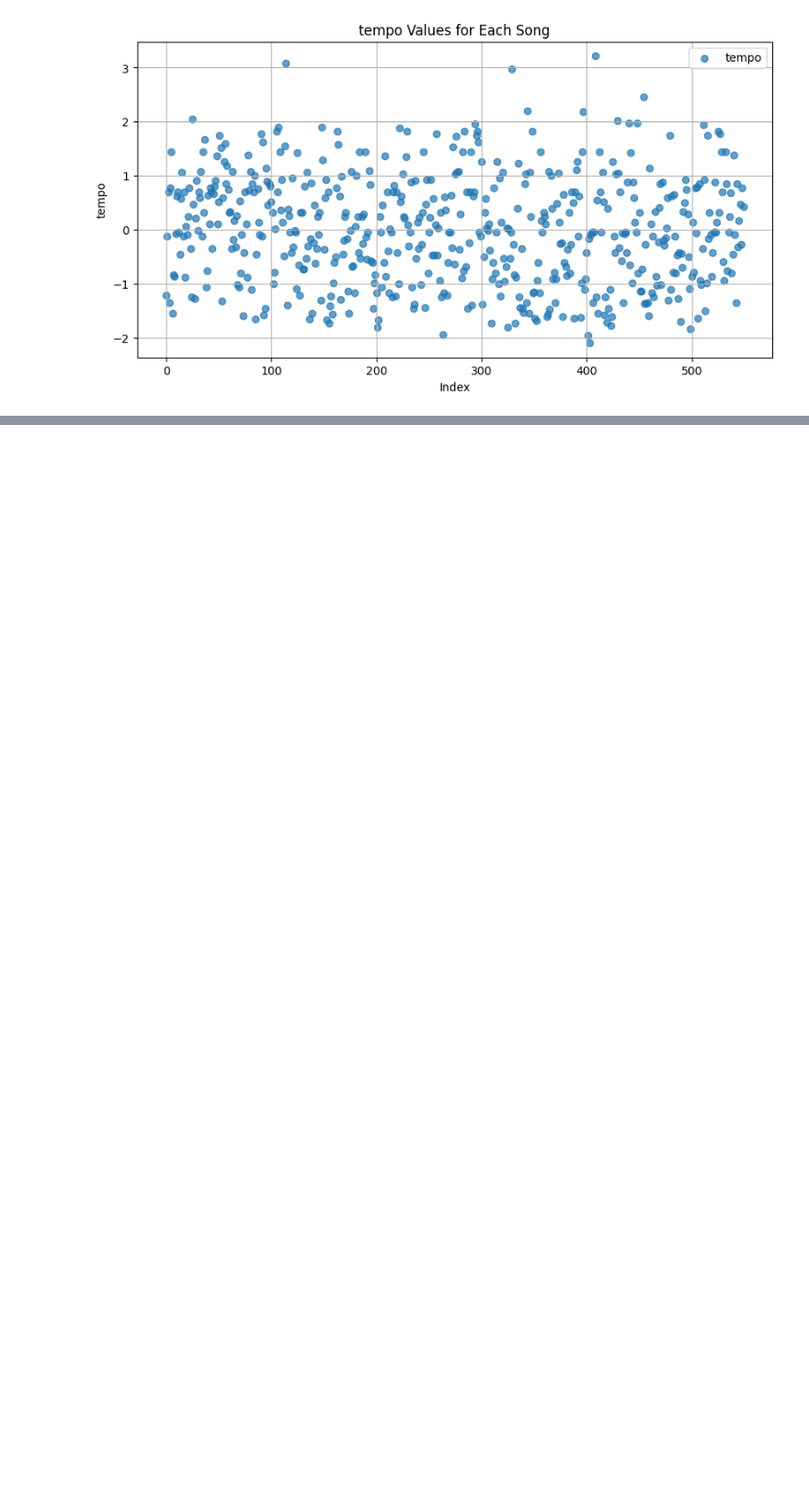
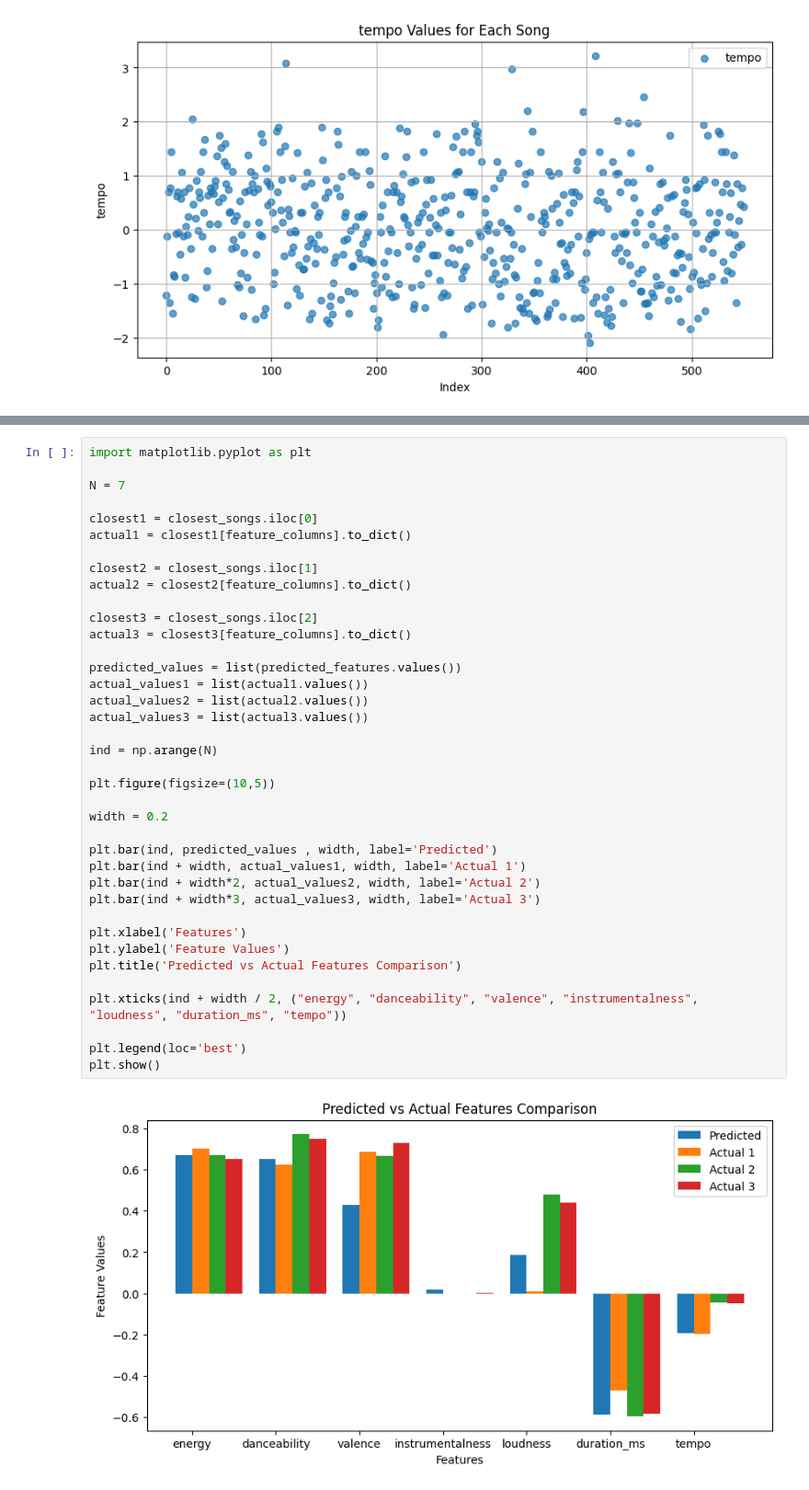
Before and after one commit to rohansaha784/spotify, a Jupyter notebook: main.ipynb, the cells around one changed output, grey strips where cells are left out. Shown at 92% size. Cells and saved outputs as stored; diff of their text form; blank space fills up the shorter version.

Commit message:
added nlp model and comparison graphs

```diff
--- a/main.ipynb
+++ b/main.ipynb
@@ -131,0 +236,40 @@ for column in columns_to_plot:
+# %%
+import matplotlib.pyplot as plt
+
+N = 7
+
+closest1 = closest_songs.iloc[0]
+actual1 = closest1[feature_columns].to_dict()
+
+closest2 = closest_songs.iloc[1]
+actual2 = closest2[feature_columns].to_dict()
+
+closest3 = closest_songs.iloc[2]
+actual3 = closest3[feature_columns].to_dict()
+
+predicted_values = list(predicted_features.values())
+actual_values1 = list(actual1.values())
+actual_values2 = list(actual2.values())
+actual_values3 = list(actual3.values())
+
+ind = np.arange(N)
+
+plt.figure(figsize=(10,5))
+
+width = 0.2
+
+plt.bar(ind, predicted_values , width, label='Predicted')
+plt.bar(ind + width, actual_values1, width, label='Actual 1')
+plt.bar(ind + width*2, actual_values2, width, label='Actual 2')
+plt.bar(ind + width*3, actual_values3, width, label='Actual 3')
+
+plt.xlabel('Features')
+plt.ylabel('Feature Values')
+plt.title('Predicted vs Actual Features Comparison')
+
+plt.xticks(ind + width / 2, ("energy", "danceability", "valence", "instrumentalness", "loudness", "duration_ms", "tempo"))
+
+plt.legend(loc='best')
+plt.show()
+# %% [output]
+[figure, added]
```
Also changed, not shown: parts of 1 cell of this notebook, 1 other file.
